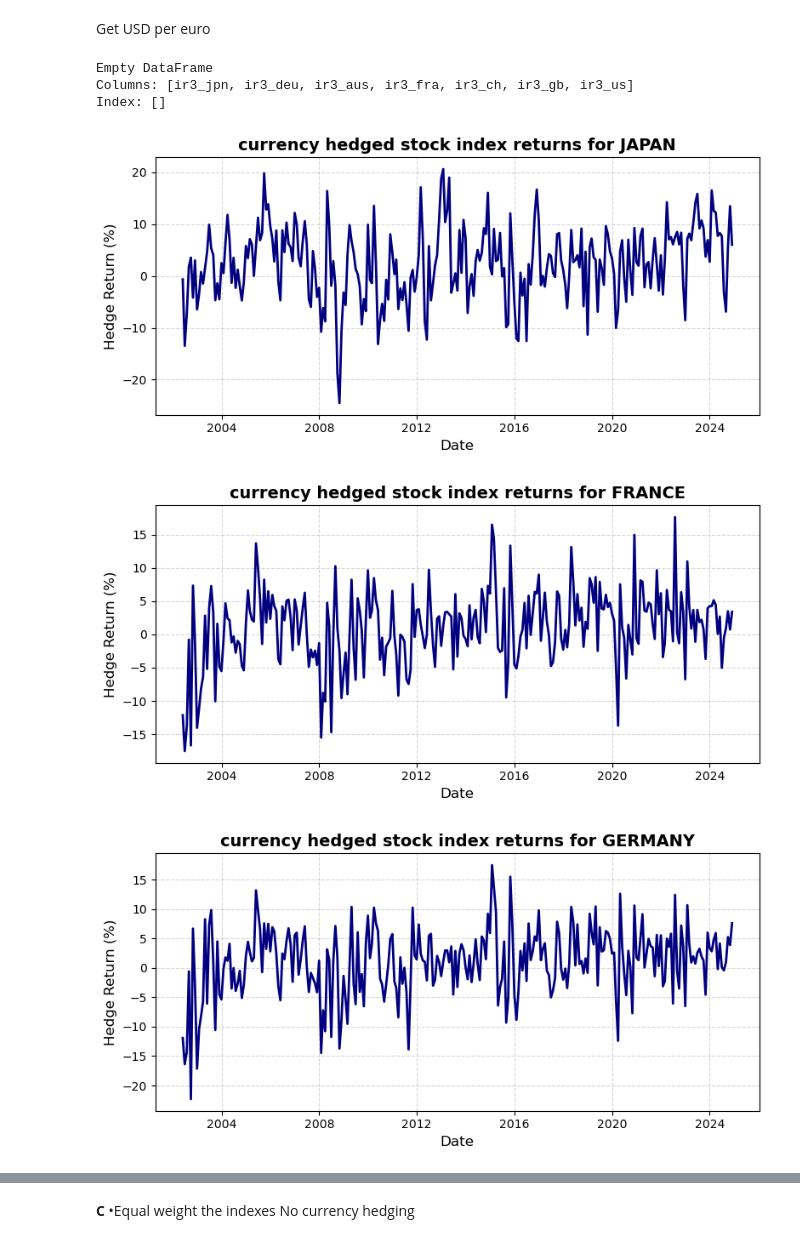
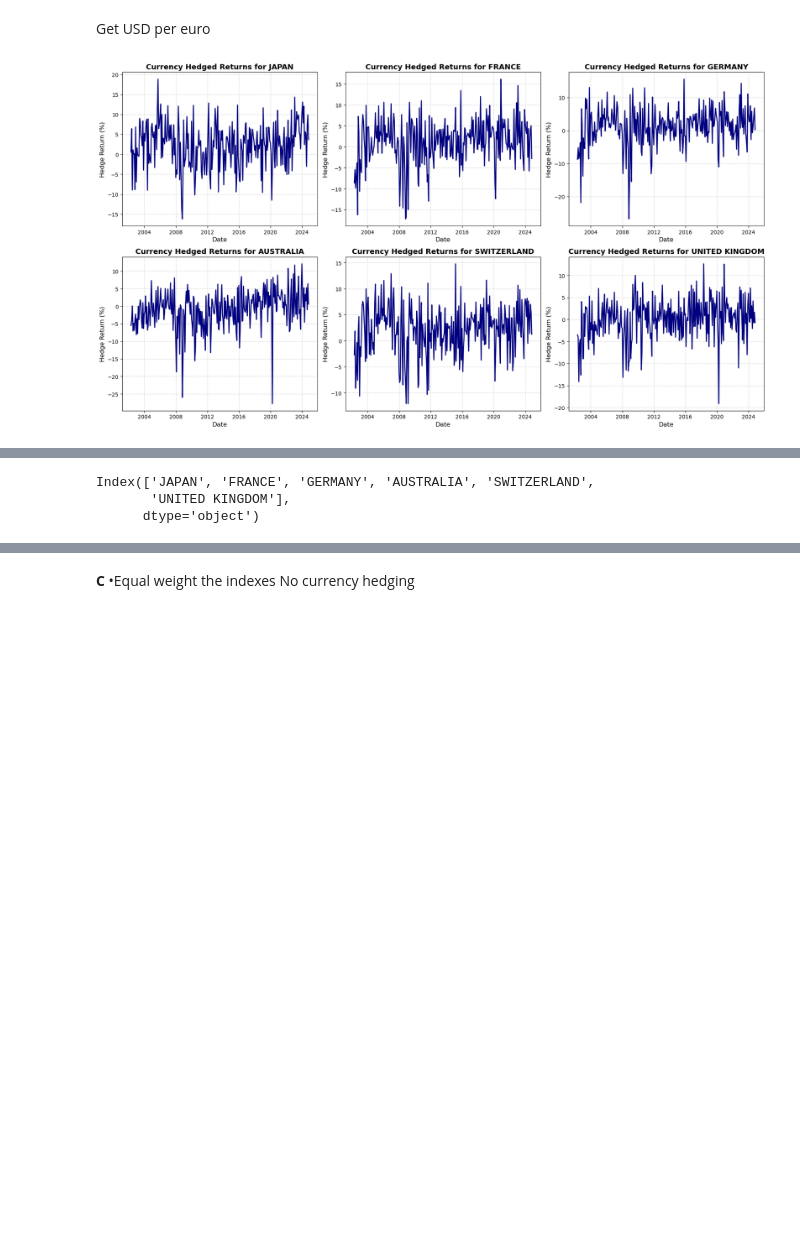
Before and after one commit to Wfiles/global-tactical-fund-simulator, a Jupyter notebook: data_collection.ipynb, the cells around one changed output, grey strips where cells are left out. Cells and saved outputs as stored; diff of their text form; code cells hidden in the pictures; blank space fills up the shorter version.

Commit message:
Corrected currency hedging and completed exercise 4

```diff
--- a/data_collection.ipynb
+++ b/data_collection.ipynb
@@ -49,6 +55,7 @@ crsp_returns['date'] = crsp_returns['date'].dt.to_period('M').dt.to_timestamp('M
 def load_and_prepare_ir3(filepath, rename_dict):
     df = pd.read_csv(filepath).rename(columns=rename_dict)
     df['date'] = pd.to_datetime(df['date'])
+    df['date'] = df['date'] - timedelta(days=1)
     df['date'] = df['date'].dt.to_period('M').dt.to_timestamp('M')
     df[df.columns[1]] /= 100
     return df.set_index('date')
@@ -113,6 +120,8 @@ foreign_to_usd = pd.concat([
     df_eur['EUR_per_USD'].rename("EUR_per_USD"),
     df_gbp['GBP_per_USD'].rename("GBP_per_USD")
 ], axis=1)
+foreign_to_usd.index = pd.to_datetime(foreign_to_usd.index)
+foreign_to_usd.index = foreign_to_usd.index - timedelta(days=1)
 foreign_to_usd.index = pd.to_datetime(df_jpy['date']).dt.to_period('M').dt.to_timestamp('M')
 # %% [markdown]
 **Visualizing the data**
@@ -223,7 +268,7 @@ def convert_foreign_to_usd(ret_foreign_currency, ret_fx):
     return (1 + ret_foreign_currency) * (1 + ret_fx) - 1
 
 # Step 1: Compute FX returns
-ret_exchange_rate = foreign_to_usd / foreign_to_usd.shift(1) - 1
+ret_exchange_rate = usd_to_foreign / usd_to_foreign.shift(1) -1
 ret_exchange_rate.dropna(inplace=True)
 ret_exchange_rate.sort_index(inplace=True)
 
@@ -241,12 +286,12 @@ def process_country(df, fx_column, ret_exchange_rate):
     return df
 
 
-jpn = process_country(country_data['jpn'], 'JPY_per_USD', ret_exchange_rate)
-aus = process_country(country_data['aus'], 'AUD_per_USD', ret_exchange_rate)
-deu = process_country(country_data['deu'], 'EUR_per_USD', ret_exchange_rate)
-fra = process_country(country_data['fra'], 'EUR_per_USD', ret_exchange_rate)
-ch  = process_country(country_data['ch'],  'CHF_per_USD', ret_exchange_rate)
-gb  = process_country(country_data['gb'],  'GBP_per_USD', ret_exchange_rate)
+jpn = process_country(country_data['jpn'], 'USD_PER_JPY', ret_exchange_rate)
+aus = process_country(country_data['aus'], 'USD_PER_AUD', ret_exchange_rate)
+deu = process_country(country_data['deu'], 'USD_PER_EUR', ret_exchange_rate)
+fra = process_country(country_data['fra'], 'USD_PER_EUR', ret_exchange_rate)
+ch  = process_country(country_data['ch'],  'USD_PER_CHF', ret_exchange_rate)
+gb  = process_country(country_data['gb'],  'USD_PER_GBP', ret_exchange_rate)
 
 
 crsp_returns['country'] = 'US'
@@ -386,25 +430,27 @@ for c in countries:
     aligned_df, aligned_excess = df.align(excess, join='inner', axis=0)
 
     hedge_return[c] = aligned_df['mportret'] - aligned_excess
-# %%
-aligned_strategy = ir3_all.loc[ir3_all.index >= '2002-04-01']
-rows_with_nans = aligned_strategy[aligned_strategy.isna().any(axis=1)]
-print(rows_with_nans)
-# %% [output]
-Empty DataFrame
-Columns: [ir3_jpn, ir3_deu, ir3_aus, ir3_fra, ir3_ch, ir3_gb, ir3_us]
-Index: []
 # %%
-for country in hedge_return.columns:
-    plt.figure(figsize=(8, 4))
-    plt.plot(hedge_return[country] * 100, color='navy', linewidth=2)
-    plt.title(f'currency hedged stock index returns for {country.upper()}', fontsize=14, fontweight='bold')
-    plt.xlabel('Date', fontsize=12)
-    plt.ylabel('Hedge Return (%)', fontsize=12)
-    plt.grid(True, linestyle='--', alpha=0.5)
-    plt.tight_layout()
-    plt.show()
+import matplotlib.pyplot as plt
+
+
+countries = hedge_return.columns[:6]
+fig, axes = plt.subplots(2, 3, figsize=(18, 10))
+axes = axes.flatten()
+
+for i, country in enumerate(countries):
+    ax = axes[i]
+    ax.plot(hedge_return[country] * 100, color='navy', linewidth=2)
+    ax.set_title(f'Currency Hedged Returns for {country.upper()}', fontsize=14, fontweight='bold')
+    ax.set_xlabel('Date', fontsize=12)
+    ax.set_ylabel('Hedge Return (%)', fontsize=12)
+    ax.grid(True, linestyle='--', alpha=0.5)
+
+
+for j in range(len(countries), 6):
+    fig.delaxes(axes[j])
+
+plt.tight_layout()
+plt.show()
 # %% [output]
-[figure, old version]
+[figure, new version]
-[figure, removed]
-[figure, removed]
@@ -413,0 +459,6 @@ for country in hedge_return.columns:
+# %%
+hedge_return.columns
+# %% [output]
+Index(['JAPAN', 'FRANCE', 'GERMANY', 'AUSTRALIA', 'SWITZERLAND',
+       'UNITED KINGDOM'],
+      dtype='object')
```
Also changed, not shown: parts of 39 cells of this notebook.
